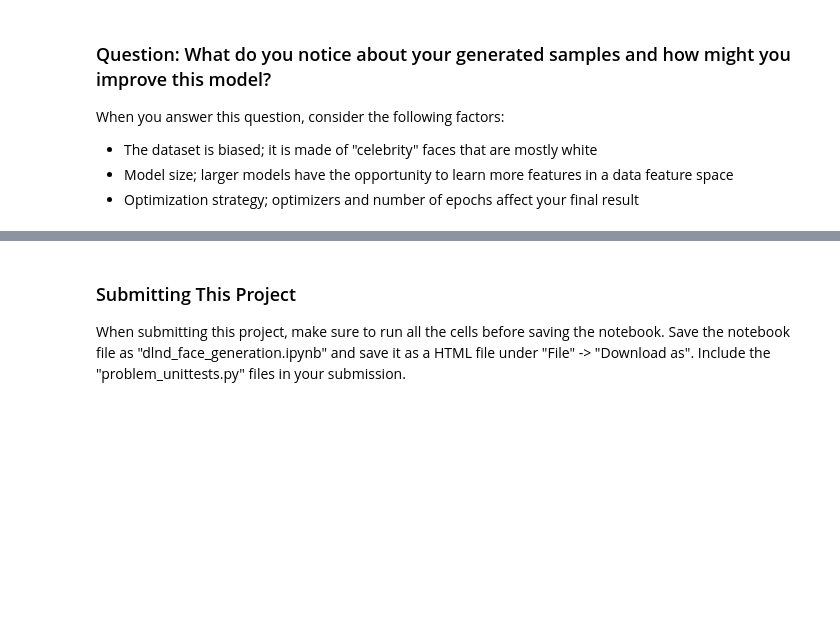
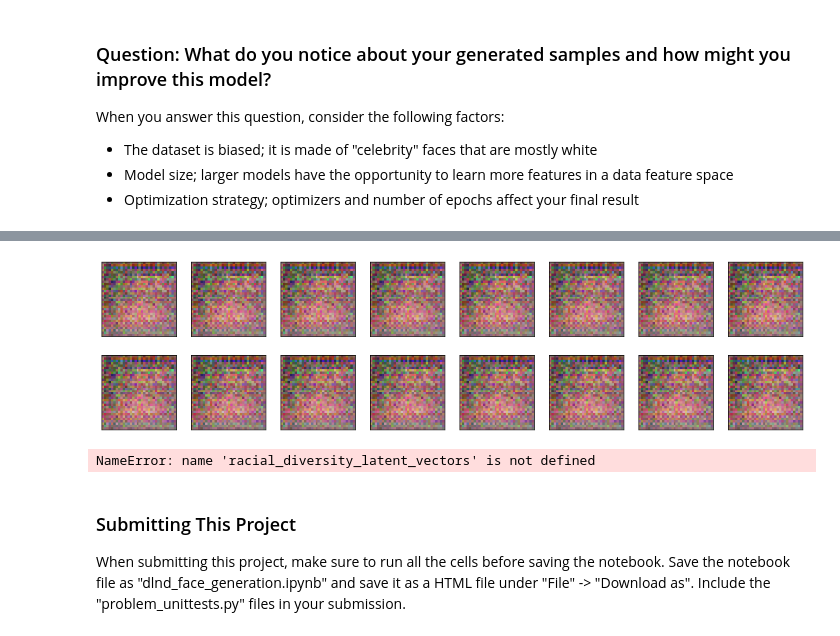
Before and after one commit to ebrahimebrahim/udaproject_face_generation, a Jupyter notebook: dlnd_face_generation.ipynb, the cells around one changed output, grey strips where cells are left out. Cells and saved outputs as stored; diff of their text form; code cells hidden in the pictures; blank space fills up the shorter version.

```diff
--- a/dlnd_face_generation.ipynb
+++ b/dlnd_face_generation.ipynb
@@ -226,7 +226,9 @@ class Discriminator(nn.Module):
         x = self.act(self.bn3(self.conv3(x)))
         x = self.conv4(x)
 
-        return x.squeeze(3).squeeze(2)
+        return nn.Sigmoid()(x.squeeze(3).squeeze(2))
+        # I realize that we omitted this final sigmoid activation in some of the mini-projects
+        # But I'm not sure why. It seems like we need to squash D to (0,1) for things to make sense...
 
 
 """
@@ -666,0 +714,12 @@ When you answer this question, consider the following factors:
+# %%
+sample_size=16
+fixed_z = np.random.uniform(-1, 1, size=(sample_size, z_size))
+fixed_z = torch.from_numpy(fixed_z).float()
+# move z to GPU if available
+if train_on_gpu:
+    fixed_z = fixed_z.cuda()
+
+G.eval()
+view_sample(G(fixed_z))
+# %% [output]
+[figure, added]
@@ -667,3 +734,8 @@ When you answer this question, consider the following factors:
+# %%
+G.eval()
+view_sample(G(torch.Tensor(racial_diversity_latent_vectors).cuda()))
+# %% [output]
+NameError: name 'racial_diversity_latent_vectors' is not defined
 # %% [markdown]
 ### Submitting This Project
 When submitting this project, make sure to run all the cells before saving the notebook. Save the notebook file as "dlnd_face_generation.ipynb" and save it as a HTML file under "File" -> "Download as". Include the "problem_unittests.py" files in your submission.
```
Also changed, not shown: parts of 16 cells of this notebook.
